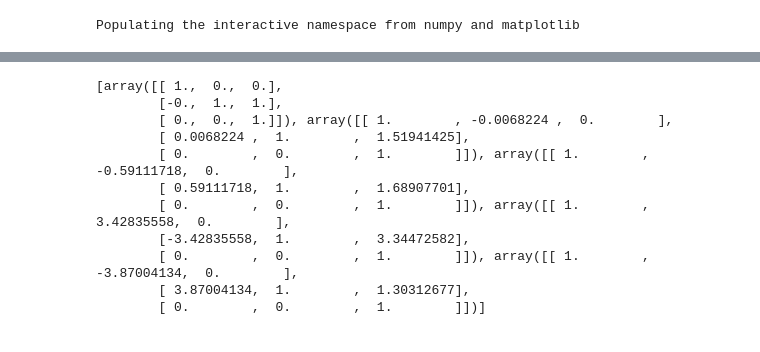
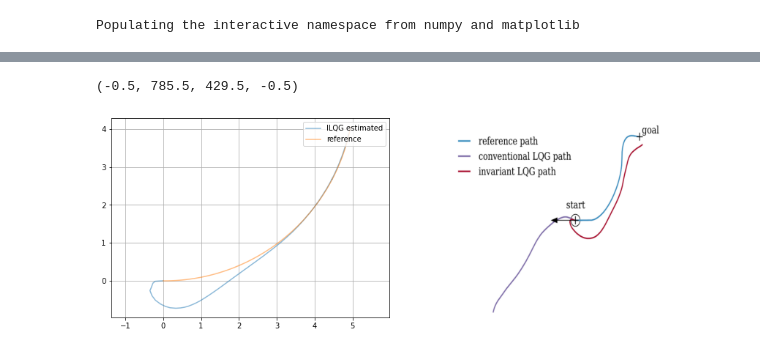
Before and after one commit to wsribunma/SE2_FlowPipes, a Jupyter notebook: LQG.ipynb, the cells around one changed output, grey strips where cells are left out. Drawn from its saved outputs; the diff is of its cells as text; code cells hidden in the pictures.

```diff
--- a/LQG.ipynb
+++ b/LQG.ipynb
@@ -17,8 +17,10 @@ from matplotlib.patches import Ellipse
 Populating the interactive namespace from numpy and matplotlib
 # %%
 def gam(theta):
-    gam = np.array([[cos(theta), -sin(theta), 0],
-                    [sin(theta), cos(theta), 0],
-                    [0, 0, 1]])
-    return gam
+    return array([[cos(theta), -sin(theta), 0],
+                  [sin(theta), cos(theta), 0],
+                  [0, 0, 1]])
+def R(theta):
+    return array([[cos(-theta), -sin(-theta)],
+                  [sin(-theta), cos(-theta)]])
 # %%
@@ -107,6 +104,12 @@ def lqg(x0, ut, P0):
 # %%
-x0 = array([[1],[1],[0]])
-ut = array([[1],[0]])
+tf = 10
+v = 0.7
+r = 5
+omega = v /r
+x0 = array([0,0,0])
+xh0 = array([0,0,-pi])
+ut = array([v, omega])
 P0 = array([[1, 0, 0],[0, 1, 0],[0, 0, 1]]) # initial covariance?
+dt = 0.1
 
-xe, xr, utb, xer, xe_= lqg(x0, ut, P0)
+xe, xr, error= lqg(x0, xh0, ut, P0, dt, tf)
@@ -290,6 +115,0 @@ def lqg_turn(x0, ut, P0):
-# %%
-x0 = array([[1],[1],[0]])
-ut = array([[1,1,1,1,1],[0,0,pi/2,0,0]])
-P0 = array([[1, 0, 0],[0, 1, 0],[0, 0, 1]]) # initial covariance?
-
-xe, xr, utb, xer, xe_= lqg_turn(x0, ut, P0)
@@ -368,14 +115,0 @@ utb
-# %%
-xer
-# %% [output]
-[array([[ 1.,  0.,  0.],
-        [-0.,  1.,  1.],
-        [ 0.,  0.,  1.]]), array([[ 1.        , -0.0068224 ,  0.        ],
-        [ 0.0068224 ,  1.        ,  1.51941425],
-        [ 0.        ,  0.        ,  1.        ]]), array([[ 1.        , -0.59111718,  0.        ],
-        [ 0.59111718,  1.        ,  1.68907701],
-        [ 0.        ,  0.        ,  1.        ]]), array([[ 1.        ,  3.42835558,  0.        ],
-        [-3.42835558,  1.        ,  3.34472582],
-        [ 0.        ,  0.        ,  1.        ]]), array([[ 1.        , -3.87004134,  0.        ],
-        [ 3.87004134,  1.        ,  1.30312677],
-        [ 0.        ,  0.        ,  1.        ]])]
@@ -383,0 +116,17 @@ M = eye(2)
+# %%
+figure(figsize=(15,5))
+subplot(121)
+plot(xe[:, 0], xe[:, 1], label='ILQG estimated', alpha=0.5)
+plot(xr[:, 0], xr[:, 1], label = 'reference', alpha=0.5)
+legend(loc=1)
+grid()
+axis('equal');
+subplot(122)
+imshow(imread('./images/lqg.png'))
+gca().get_xaxis().set_visible(False)
+gca().get_yaxis().set_visible(False)
+axis('off')
+axis('tight')
+# %% [output]
+(-0.5, 785.5, 429.5, -0.5)
+[figure, added]
```
Also changed, not shown: parts of 15 cells of this notebook, 2 other files.
